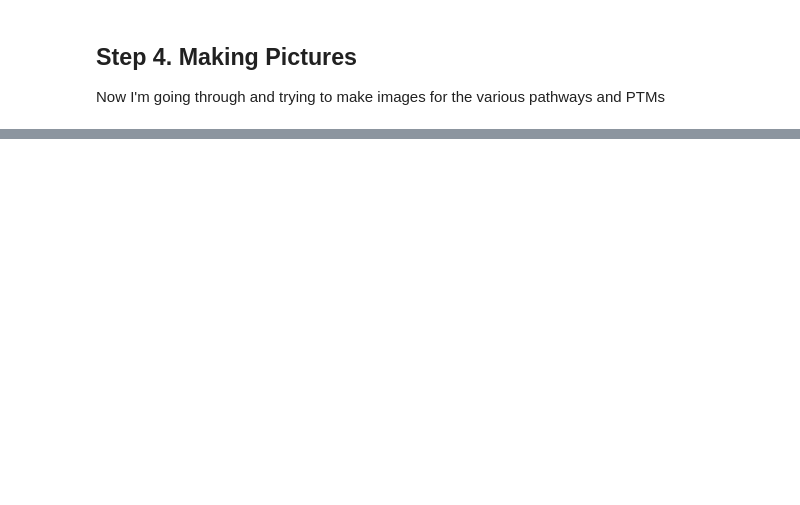
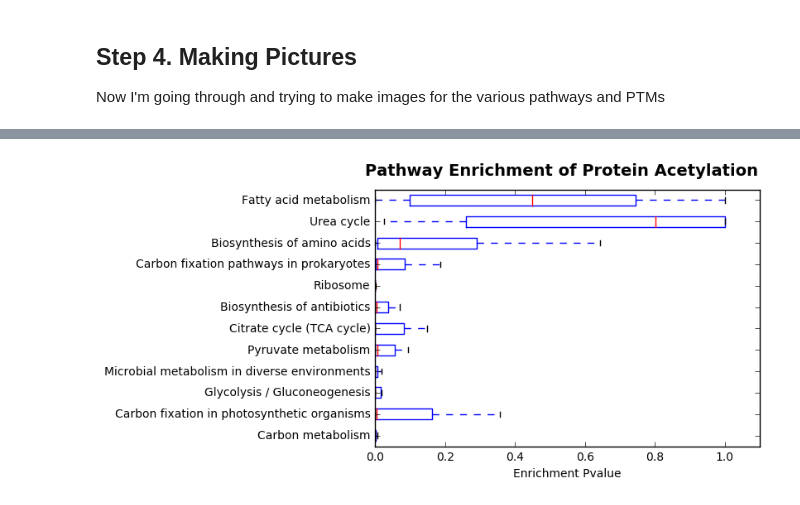
Before and after one commit to samuelpayne/PTMPathwayEnrichment, a Jupyter notebook: MakingThePTMPathwayEnrichmentFigure.ipynb, the cells around one changed output, grey strips where cells are left out. Drawn from its saved outputs; the diff is of its cells as text; code cells hidden in the pictures; blank space fills up the shorter version.

Commit message:
More generalization
Another method 'GetDataForPlotting' is now pulled out formally, so that
it can be called

```diff
--- a/MakingThePTMPathwayEnrichmentFigure.ipynb
+++ b/MakingThePTMPathwayEnrichmentFigure.ipynb
@@ -128,10 +104,10 @@ for OrganismName in Parser.OrganismObjectsDictionary:
     #print ("Proteins NO Mods: %s total, %s in KO"%(len(NotModifiedProteinListAsAccessions), len(NotModifiedProteinListAsKO)))
 
     #now we test this list of protiens against the KEGG pathways for enrichment using a Fisher's Exact Test
-    #Rolling through all the pathways, because there are lots
     for Pathway in K_Parser.KOsInAPathway:
         if not Pathway in PathwayEnrichmentScores:
-            PathwayEnrichmentScores[Pathway] = Enrichment.PathwayEnrichment(Pathway)
+            Description = K_Parser.PathwayDescriptions[Pathway]
+            PathwayEnrichmentScores[Pathway] = Enrichment.PathwayEnrichment(Pathway, Description)
 
         KOsInPathway = K_Parser.KOsInAPathway[Pathway]
         #it's necessary to limit the list of KO identifiers in a specific pathway
@@ -208,0 +148,32 @@ plt.show()
+# %%
+import matplotlib.pyplot as plt
+fig = plt.figure()
+fig.suptitle('Pathway Enrichment of Protein Acetylation', fontsize=14, fontweight='bold')
+
+ax = fig.add_subplot(111)
+ax.set_xlabel('Enrichment Pvalue')
+
+plt.xlim([0,1.1]) # to get all the things exactly at 1.0
+
+########  adding some specific pathways for comparison in Acetylation
+#map00220, Arginine biosynthesis - for the urea cycle cited prominently in http://science.sciencemag.org/content/327/5968/1000.full
+#however just to be perfectly sure, I made my own KO listing and called it shp00001
+#this custom pathway includes only the proteins listed in figure 1F of the science paper.
+#map01212, Fatty acid metabolism, also in the science paper
+#  map01230, Biosynthesis of amino acids
+ListToAddForAcetylation = ['map01230', 'shp00001', 'map01212']
+(Data, Labels) = GetDataForPlotting(PathwayEnrichmentScores, 0.01, ListToAddForAcetylation)
+
+#I rather dislike the ability to assign a variable within a function call. It looks awful to me
+#but apparently there are so many operaters that one can EITHER do by order or through assignment
+#this is real herasy, and horrible coding. But that is the way that matplotlib (and R) works.
+#until they FIX that, I'll be doing the  assignment route, because there is real potential
+# for confusion.
+#notch=0 ==> regualr boxes, not notched boxes
+#sym='' ==> don't use any symbol to display outliers, could use 'rs' or 'b+' (works with showFliers)
+#--- see http://matplotlib.org/api/axes_api.html for all the shorthand of what could be used
+#vert=0 ==> a horizontal display, not vertical
+plt.boxplot(Data, notch=0, showfliers=0, vert=0, labels=Labels)
+plt.show()
+# %% [output]
+[figure, added]
```
Also changed, not shown: parts of 4 cells of this notebook, 1 other file.
